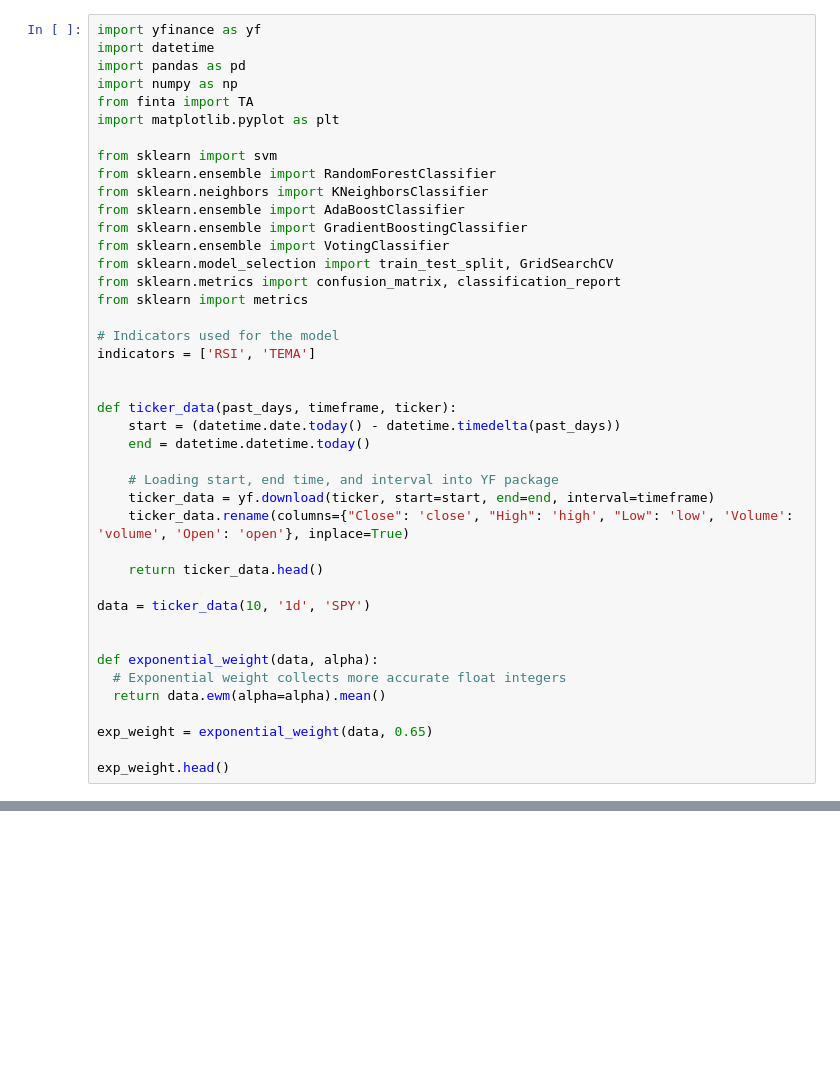
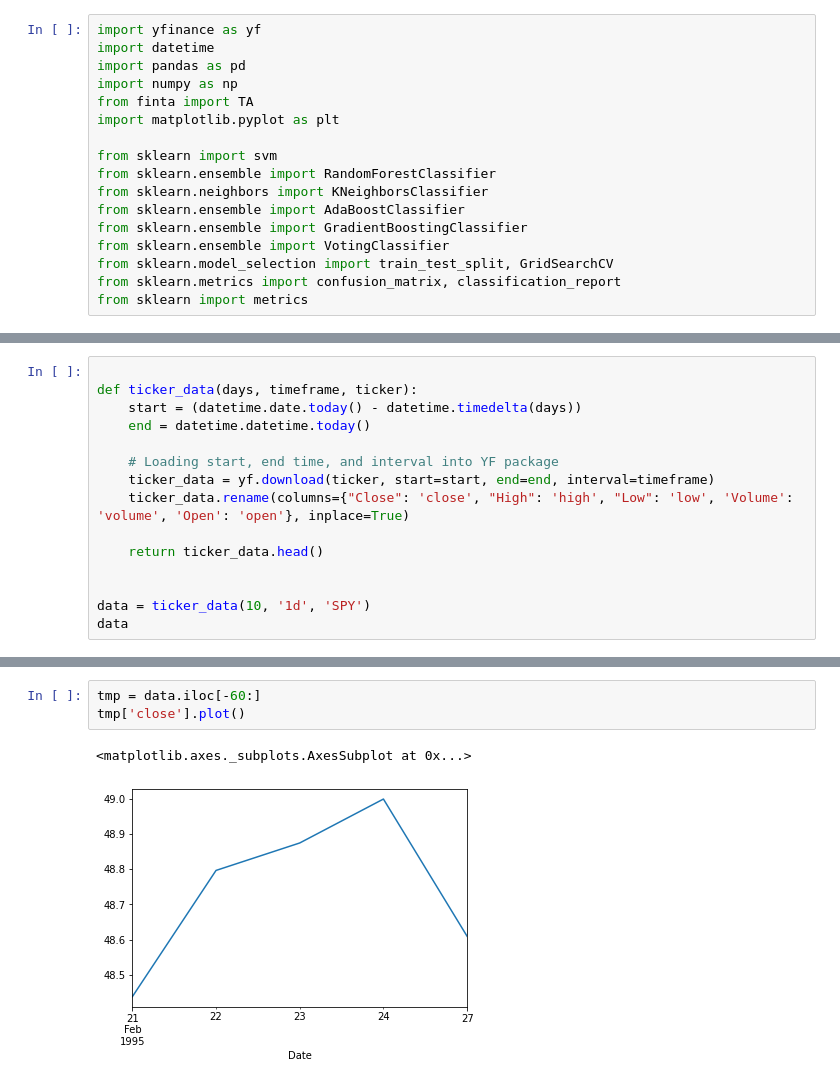
Before and after one commit to rudycav/Digital-Assets-Prediction-Model, a Jupyter notebook: crypto_predict.ipynb, the cells around one changed output, grey strips where cells are left out. Drawn from its saved outputs; the diff is of its cells as text; blank space fills up the shorter version.

```diff
--- a/crypto_predict.ipynb
+++ b/crypto_predict.ipynb
@@ -38,28 +17,3 @@ from sklearn.ensemble import VotingClassifier
 from sklearn.model_selection import train_test_split, GridSearchCV
 from sklearn.metrics import confusion_matrix, classification_report
 from sklearn import metrics
-
-# Indicators used for the model
-indicators = ['RSI', 'TEMA']
-
-
-def ticker_data(past_days, timeframe, ticker):
-    start = (datetime.date.today() - datetime.timedelta(past_days))
-    end = datetime.datetime.today()
-
-    # Loading start, end time, and interval into YF package
-    ticker_data = yf.download(ticker, start=start, end=end, interval=timeframe)
-    ticker_data.rename(columns={"Close": 'close', "High": 'high', "Low": 'low', 'Volume': 'volume', 'Open': 'open'}, inplace=True)
-
-    return ticker_data.head()
-
-data = ticker_data(10, '1d', 'SPY')
-
-
-def exponential_weight(data, alpha):
-  # Exponential weight collects more accurate float integers
-  return data.ewm(alpha=alpha).mean()
-
-exp_weight = exponential_weight(data, 0.65)
-
-exp_weight.head()
@@ -74,0 +22,15 @@ exp_weight.head()
+# %%
+
+def ticker_data(days, timeframe, ticker):
+    start = (datetime.date.today() - datetime.timedelta(days))
+    end = datetime.datetime.today()
+
+    # Loading start, end time, and interval into YF package
+    ticker_data = yf.download(ticker, start=start, end=end, interval=timeframe)
+    ticker_data.rename(columns={"Close": 'close', "High": 'high', "Low": 'low', 'Volume': 'volume', 'Open': 'open'}, inplace=True)
+
+    return ticker_data.head()
+
+
+data = ticker_data(10, '1d', 'SPY')
+data
@@ -74,0 +46,6 @@ exp_weight.head()
+# %%
+tmp = data.iloc[-60:]
+tmp['close'].plot()
+# %% [output]
+<matplotlib.axes._subplots.AxesSubplot at 0x...>
+[figure, added]
```
Also changed, not shown: parts of 9 cells of this notebook.
